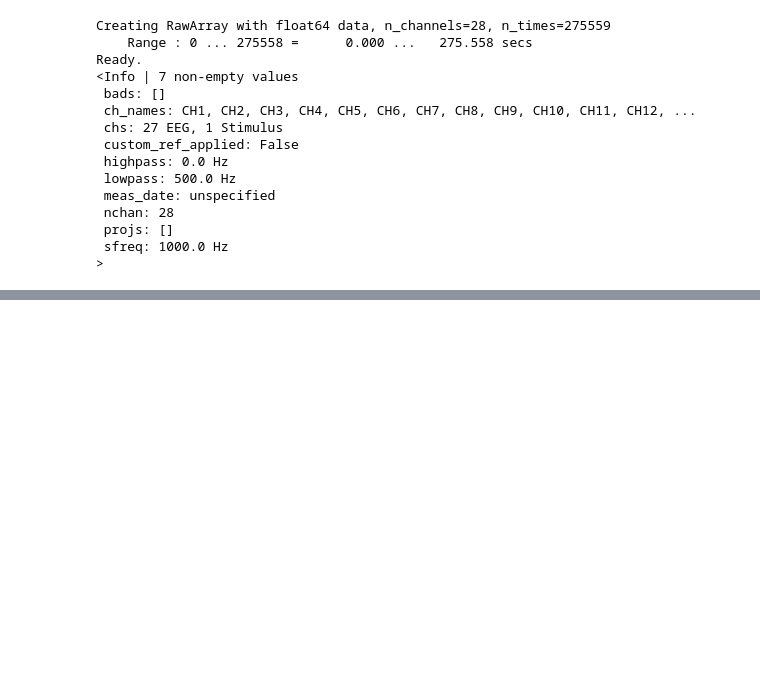
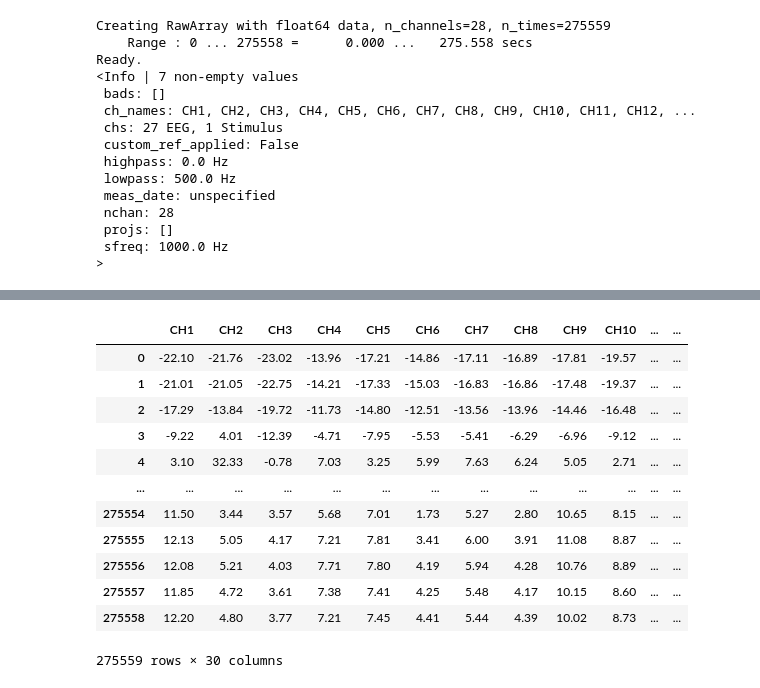
Before and after one commit to Met0o/EEG, a Jupyter notebook: MNE.ipynb, the cells around one changed output, grey strips where cells are left out. Drawn from its saved outputs; the diff is of its cells as text; code cells hidden in the pictures; blank space fills up the shorter version.

```diff
--- a/MNE.ipynb
+++ b/MNE.ipynb
@@ -223,0 +390,32 @@ power.plot_topo(baseline=(-0.5, 0), mode='zscore', title='Time-Frequency Plot')
+# %%
+# Load the EEG data into a Pandas dataframe
+df = pd.read_csv("data/0014.txt", sep='\t', index_col=False, header=0)
+# Set the frequency of the EEG signal
+frequency = 1000  #Hz
+# Calculate the total number of samples in the EEG data
+total_samples = df.shape[0]
+# Calculate the duration of the recording in seconds
+recording_duration = total_samples / frequency
+# Read the start time of the experiment from the raw EEG file
+experiment_start_time = '07-18-2022 14:03:07'
+# Convert the start time to a datetime object
+experiment_start_time = pd.to_datetime(experiment_start_time, format='%m-%d-%Y %H:%M:%S')
+# Generate a series of timestamps spaced apart by the sample duration and starting from the experiment start time
+timestamps = pd.date_range(start=experiment_start_time, freq=f'{1/frequency}S', periods=total_samples)
+# Add the timestamps to the EEG data dataframe as a new column
+df['TIMESTAMP'] = timestamps
+df
+# %% [output]
+|  | CH1 | CH2 | CH3 | CH4 | CH5 | CH6 | CH7 | CH8 | CH9 | CH10 | ... | ... |
+| 0 | -22.10 | -21.76 | -23.02 | -13.96 | -17.21 | -14.86 | -17.11 | -16.89 | -17.81 | -19.57 | ... | ... |
+| 1 | -21.01 | -21.05 | -22.75 | -14.21 | -17.33 | -15.03 | -16.83 | -16.86 | -17.48 | -19.37 | ... | ... |
+| 2 | -17.29 | -13.84 | -19.72 | -11.73 | -14.80 | -12.51 | -13.56 | -13.96 | -14.46 | -16.48 | ... | ... |
+| 3 | -9.22 | 4.01 | -12.39 | -4.71 | -7.95 | -5.53 | -5.41 | -6.29 | -6.96 | -9.12 | ... | ... |
+| 4 | 3.10 | 32.33 | -0.78 | 7.03 | 3.25 | 5.99 | 7.63 | 6.24 | 5.05 | 2.71 | ... | ... |
+| ... | ... | ... | ... | ... | ... | ... | ... | ... | ... | ... | ... | ... |
+| 275554 | 11.50 | 3.44 | 3.57 | 5.68 | 7.01 | 1.73 | 5.27 | 2.80 | 10.65 | 8.15 | ... | ... |
+| 275555 | 12.13 | 5.05 | 4.17 | 7.21 | 7.81 | 3.41 | 6.00 | 3.91 | 11.08 | 8.87 | ... | ... |
+| 275556 | 12.08 | 5.21 | 4.03 | 7.71 | 7.80 | 4.19 | 5.94 | 4.28 | 10.76 | 8.89 | ... | ... |
+| 275557 | 11.85 | 4.72 | 3.61 | 7.38 | 7.41 | 4.25 | 5.48 | 4.17 | 10.15 | 8.60 | ... | ... |
+| 275558 | 12.20 | 4.80 | 3.77 | 7.21 | 7.45 | 4.41 | 5.44 | 4.39 | 10.02 | 8.73 | ... | ... |
+275559 rows × 30 columns
```
Also changed, not shown: parts of 29 cells of this notebook, 1 other file.
